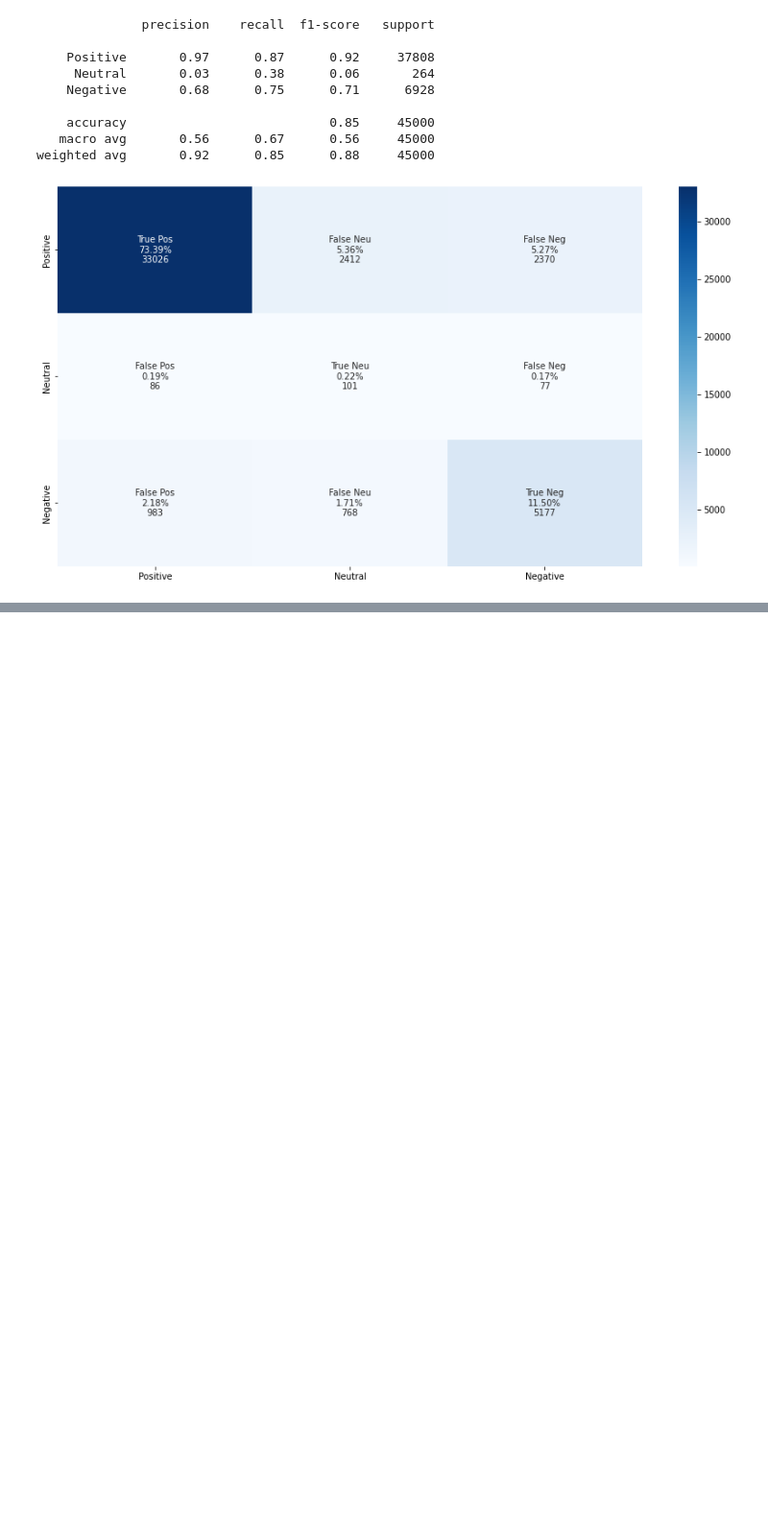
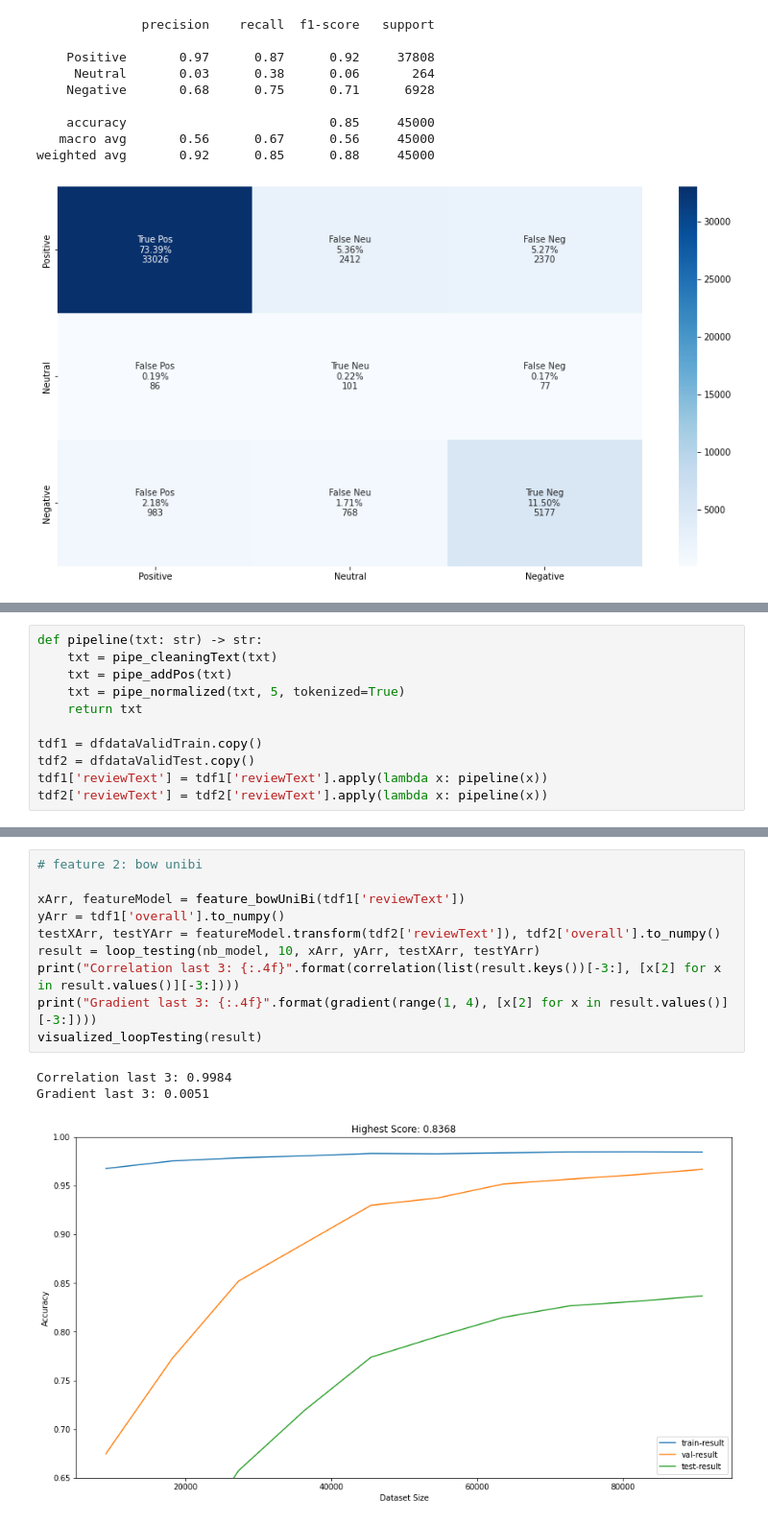
Before and after one commit to harizjet/SubjectSentimentModelling, a Jupyter notebook: exploring/exploring3.ipynb, the cells around one changed output, grey strips where cells are left out. Shown at 96% size. Drawn from its saved outputs; the diff is of its cells as text; blank space fills up the shorter version.

```diff
--- a/exploring/exploring3.ipynb
+++ b/exploring/exploring3.ipynb
@@ -780,0 +778,11 @@ df = client.persist(df) # persist to keep data in memory when processing
+# %%
+def pipeline(txt: str) -> str:
+    txt = pipe_cleaningText(txt)
+    txt = pipe_addPos(txt)
+    txt = pipe_normalized(txt, 5, tokenized=True)
+    return txt
+
+tdf1 = dfdataValidTrain.copy()
+tdf2 = dfdataValidTest.copy()
+tdf1['reviewText'] = tdf1['reviewText'].apply(lambda x: pipeline(x))
+tdf2['reviewText'] = tdf2['reviewText'].apply(lambda x: pipeline(x))
@@ -780,0 +803,14 @@ df = client.persist(df) # persist to keep data in memory when processing
+# %%
+# feature 2: bow unibi
+
+xArr, featureModel = feature_bowUniBi(tdf1['reviewText'])
+yArr = tdf1['overall'].to_numpy()
+testXArr, testYArr = featureModel.transform(tdf2['reviewText']), tdf2['overall'].to_numpy()
+result = loop_testing(nb_model, 10, xArr, yArr, testXArr, testYArr)
+print("Correlation last 3: {:.4f}".format(correlation(list(result.keys())[-3:], [x[2] for x in result.values()][-3:])))
+print("Gradient last 3: {:.4f}".format(gradient(range(1, 4), [x[2] for x in result.values()][-3:])))
+visualized_loopTesting(result)
+# %% [output]
+Correlation last 3: 0.9984
+Gradient last 3: 0.0051
+[figure, added]
```
Also changed, not shown: parts of 33 cells of this notebook.
